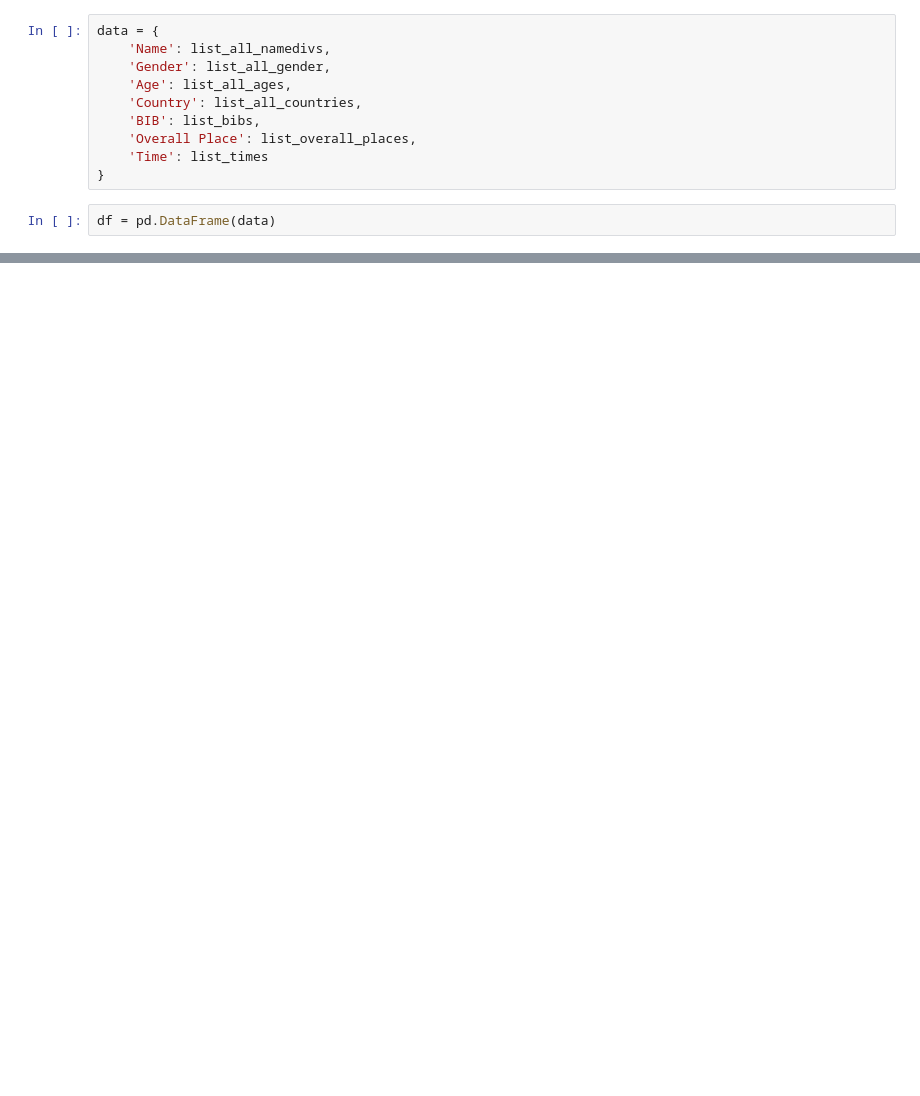
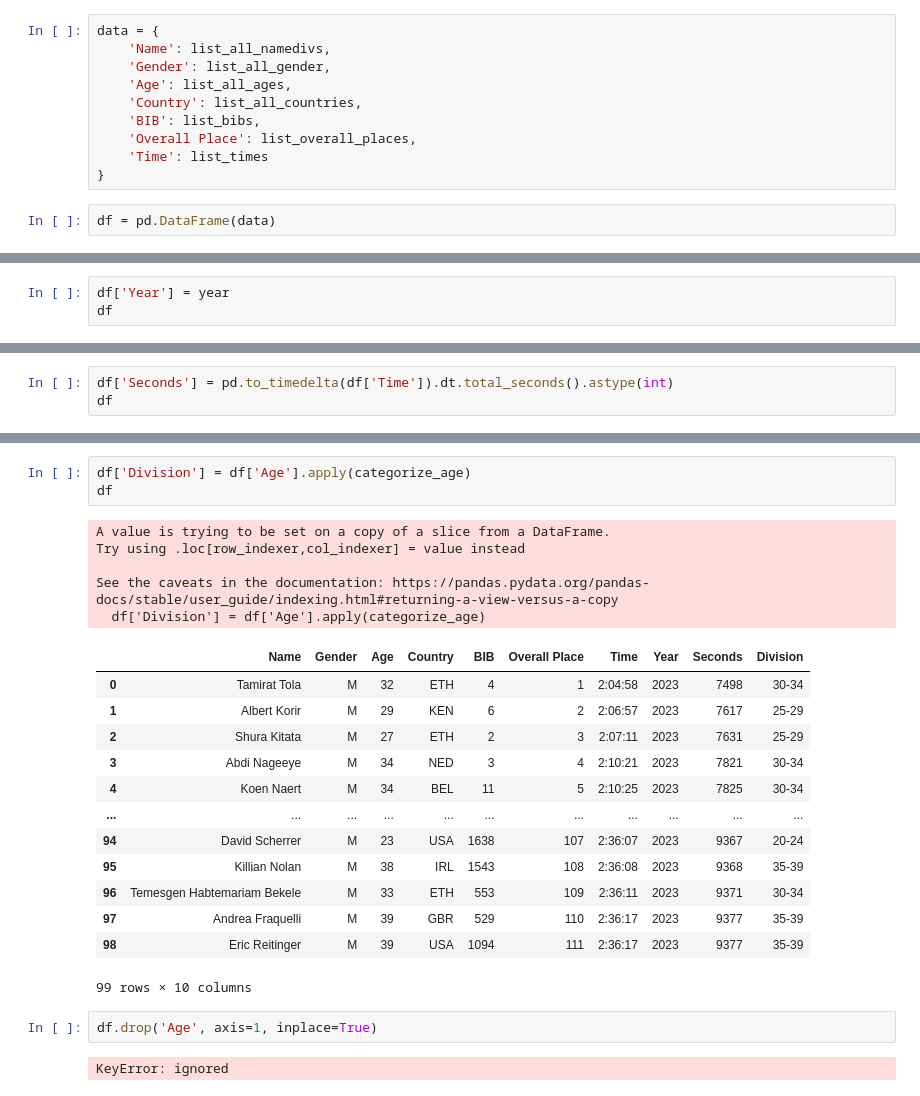
Before and after one commit to snwnkang/CS171_Final_vis_Marathon, a Jupyter notebook: NY_Marathon_Scrape.ipynb, the cells around one changed output, grey strips where cells are left out. Cells and saved outputs as stored; diff of their text form; blank space fills up the shorter version.

```diff
--- a/NY_Marathon_Scrape.ipynb
+++ b/NY_Marathon_Scrape.ipynb
@@ -9451,0 +5106,3 @@ df
+# %%
+df['Year'] = year
+df
@@ -9451,0 +5128,3 @@ df
+# %%
+df['Seconds'] = pd.to_timedelta(df['Time']).dt.total_seconds().astype(int)
+df
@@ -9451,0 +5184,26 @@ df
+# %%
+df['Division'] = df['Age'].apply(categorize_age)
+df
+# %% [output]
+A value is trying to be set on a copy of a slice from a DataFrame.
+Try using .loc[row_indexer,col_indexer] = value instead
+
+See the caveats in the documentation: https://pandas.pydata.org/pandas-docs/stable/user_guide/indexing.html#returning-a-view-versus-a-copy
+  df['Division'] = df['Age'].apply(categorize_age)
+|  | Name | Gender | Age | Country | BIB | Overall Place | Time | Year | Seconds | Division |
+| 0 | Tamirat Tola | M | 32 | ETH | 4 | 1 | 2:04:58 | 2023 | 7498 | 30-34 |
+| 1 | Albert Korir | M | 29 | KEN | 6 | 2 | 2:06:57 | 2023 | 7617 | 25-29 |
+| 2 | Shura Kitata | M | 27 | ETH | 2 | 3 | 2:07:11 | 2023 | 7631 | 25-29 |
+| 3 | Abdi Nageeye | M | 34 | NED | 3 | 4 | 2:10:21 | 2023 | 7821 | 30-34 |
+| 4 | Koen Naert | M | 34 | BEL | 11 | 5 | 2:10:25 | 2023 | 7825 | 30-34 |
+| ... | ... | ... | ... | ... | ... | ... | ... | ... | ... | ... |
+| 94 | David Scherrer | M | 23 | USA | 1638 | 107 | 2:36:07 | 2023 | 9367 | 20-24 |
+| 95 | Killian Nolan | M | 38 | IRL | 1543 | 108 | 2:36:08 | 2023 | 9368 | 35-39 |
+| 96 | Temesgen Habtemariam Bekele | M | 33 | ETH | 553 | 109 | 2:36:11 | 2023 | 9371 | 30-34 |
+| 97 | Andrea Fraquelli | M | 39 | GBR | 529 | 110 | 2:36:17 | 2023 | 9377 | 35-39 |
+| 98 | Eric Reitinger | M | 39 | USA | 1094 | 111 | 2:36:17 | 2023 | 9377 | 35-39 |
+99 rows × 10 columns
+# %%
+df.drop('Age', axis=1, inplace=True)
+# %% [output]
+KeyError: ignored
```
Also changed, not shown: parts of 25 cells of this notebook.
